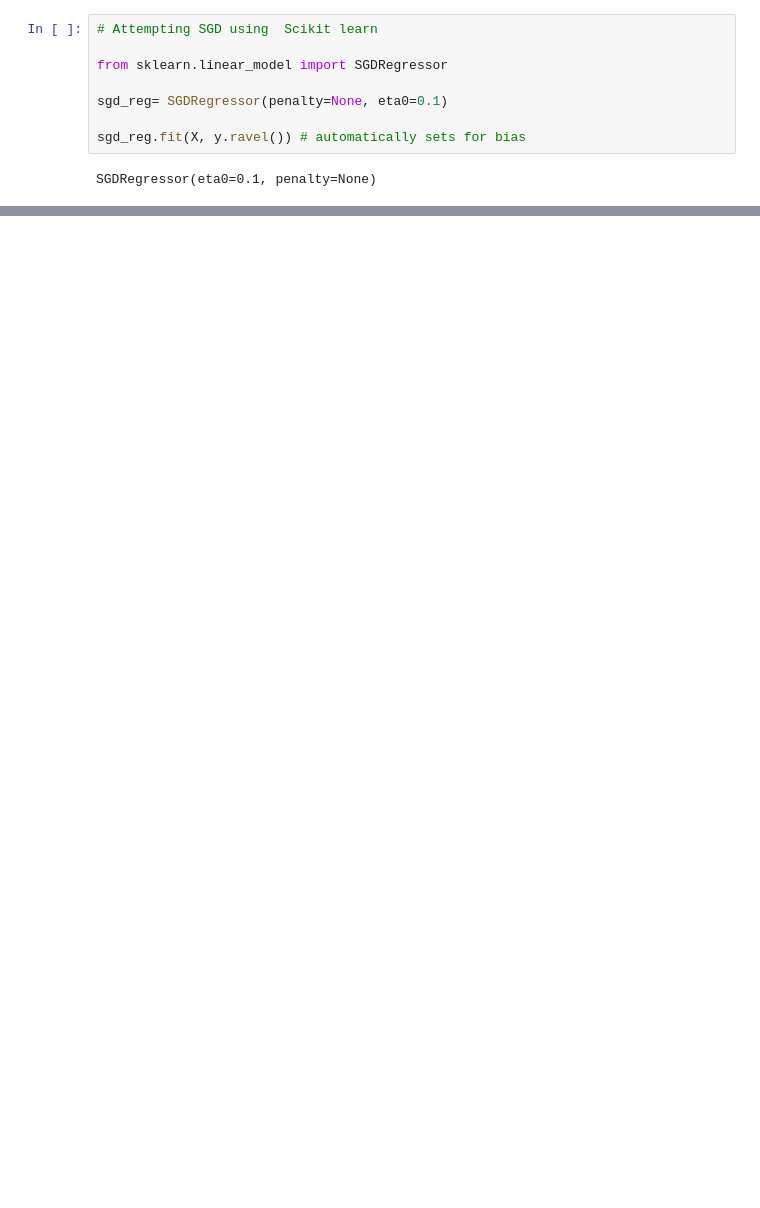
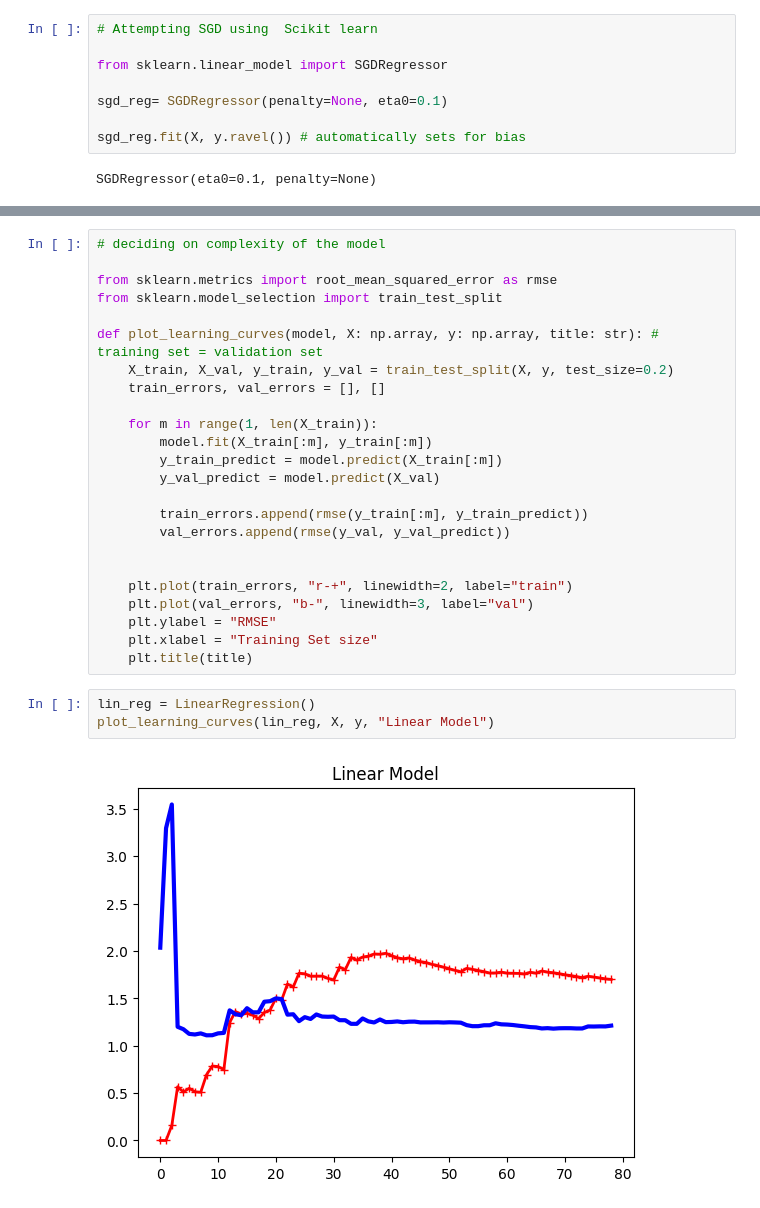
Before and after one commit to keshaviscool/learning_ml, a Jupyter notebook: chapter_4.ipynb, the cells around one changed output, grey strips where cells are left out. Saved outputs shown, nothing was run; the diff lists cells and outputs as text; blank space fills up the shorter version.

```diff
--- a/chapter_4.ipynb
+++ b/chapter_4.ipynb
@@ -168,0 +254,29 @@ array([3.30295259])
+# %%
+# deciding on complexity of the model
+
+from sklearn.metrics import root_mean_squared_error as rmse
+from sklearn.model_selection import train_test_split
+
+def plot_learning_curves(model, X: np.array, y: np.array, title: str): # training set = validation set
+    X_train, X_val, y_train, y_val = train_test_split(X, y, test_size=0.2)
+    train_errors, val_errors = [], []
+
+    for m in range(1, len(X_train)):
+        model.fit(X_train[:m], y_train[:m])
+        y_train_predict = model.predict(X_train[:m])
+        y_val_predict = model.predict(X_val)
+
+        train_errors.append(rmse(y_train[:m], y_train_predict))
+        val_errors.append(rmse(y_val, y_val_predict))
+
+
+    plt.plot(train_errors, "r-+", linewidth=2, label="train")
+    plt.plot(val_errors, "b-", linewidth=3, label="val")
+    plt.ylabel = "RMSE"
+    plt.xlabel = "Training Set size"
+    plt.title(title)
+# %%
+lin_reg = LinearRegression()
+plot_learning_curves(lin_reg, X, y, "Linear Model")
+# %% [output]
+[figure, added]
```
Also changed, not shown: parts of 46 cells of this notebook, 1 other file.
